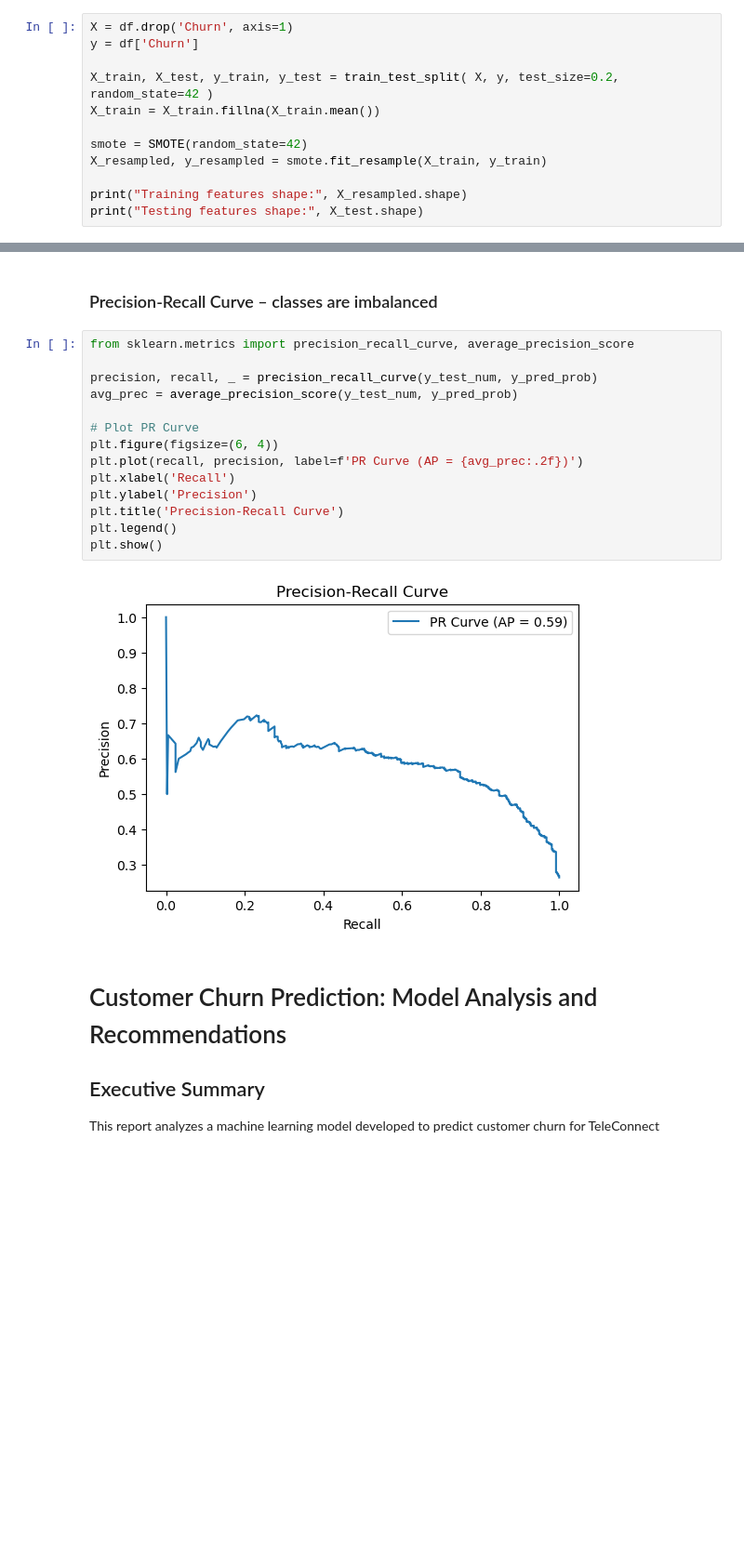
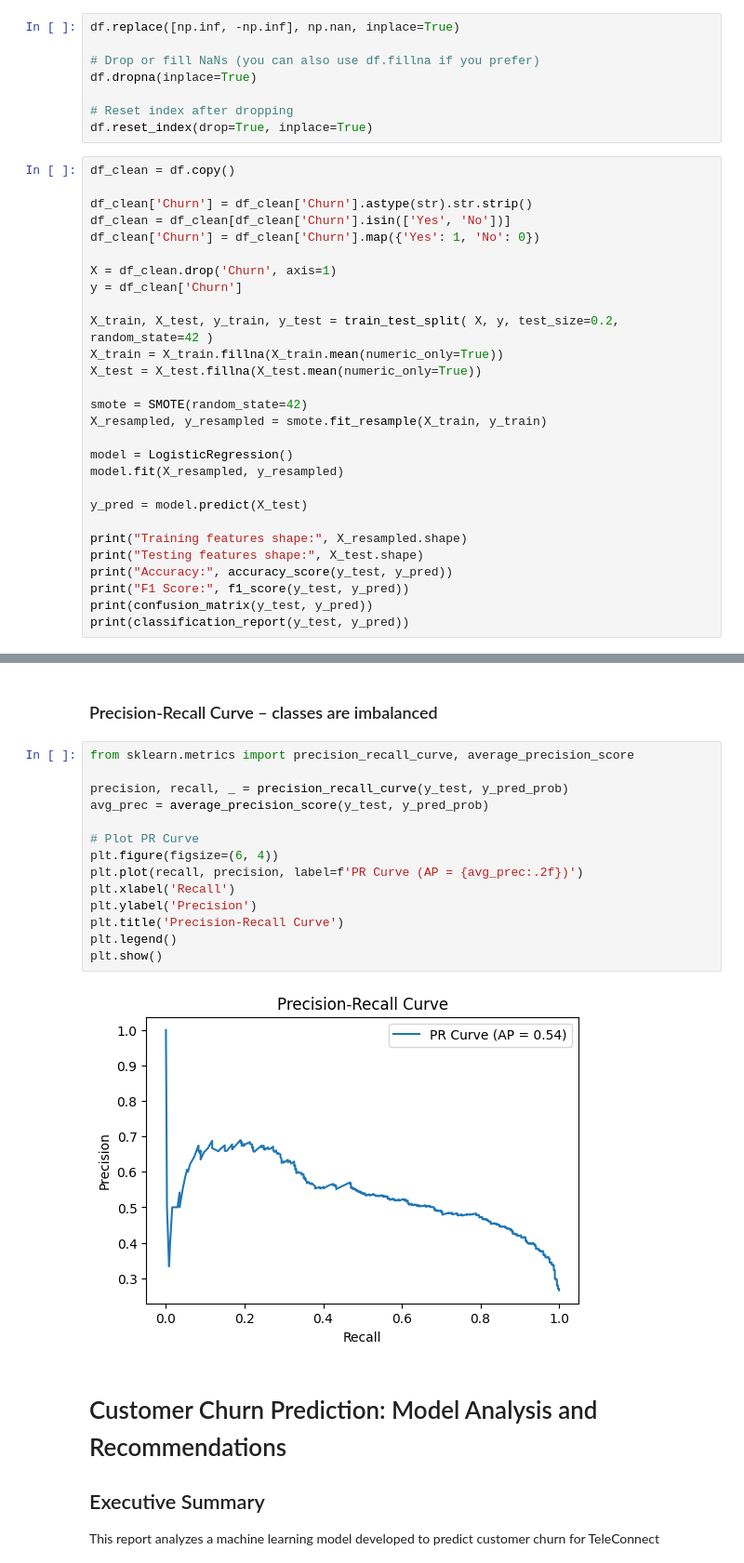
Before and after one commit to Enderphantom01/MLG-381-Assignment-2, a Jupyter notebook: notebooks/Data Exploration and Pre-processing.ipynb, the cells around one changed output, grey strips where cells are left out. Shown at 93% size. Saved outputs shown, nothing was run; the diff lists cells and outputs as text; blank space fills up the shorter version.

```diff
--- a/notebooks/Data Exploration and Pre-processing.ipynb
+++ b/notebooks/Data Exploration and Pre-processing.ipynb
@@ -613,15 +615,39 @@ from imblearn.over_sampling import SMOTE
 import warnings
 warnings.filterwarnings('ignore')
+# %%
+df.replace([np.inf, -np.inf], np.nan, inplace=True)
+
+# Drop or fill NaNs (you can also use df.fillna if you prefer)
+df.dropna(inplace=True)
+
+# Reset index after dropping
+df.reset_index(drop=True, inplace=True)
 # %%
-X = df.drop('Churn', axis=1)
-y = df['Churn']
+df_clean = df.copy()
+
+df_clean['Churn'] = df_clean['Churn'].astype(str).str.strip()
+df_clean = df_clean[df_clean['Churn'].isin(['Yes', 'No'])]
+df_clean['Churn'] = df_clean['Churn'].map({'Yes': 1, 'No': 0})
+
+X = df_clean.drop('Churn', axis=1)
+y = df_clean['Churn']
 
 X_train, X_test, y_train, y_test = train_test_split( X, y, test_size=0.2, random_state=42 )
-X_train = X_train.fillna(X_train.mean())
+X_train = X_train.fillna(X_train.mean(numeric_only=True))
+X_test = X_test.fillna(X_test.mean(numeric_only=True))
 
 smote = SMOTE(random_state=42)
 X_resampled, y_resampled = smote.fit_resample(X_train, y_train)
 
+model = LogisticRegression()
+model.fit(X_resampled, y_resampled)
+
+y_pred = model.predict(X_test)
+
 print("Training features shape:", X_resampled.shape)
 print("Testing features shape:", X_test.shape)
+print("Accuracy:", accuracy_score(y_test, y_pred))
+print("F1 Score:", f1_score(y_test, y_pred))
+print(confusion_matrix(y_test, y_pred))
+print(classification_report(y_test, y_pred))
 # %% [output]
@@ -711,19 +749,19 @@ plt.show()
 # %%
 from sklearn.metrics import precision_recall_curve, average_precision_score
 
-precision, recall, _ = precision_recall_curve(y_test_num, y_pred_prob)
-avg_prec = average_precision_score(y_test_num, y_pred_prob)
+precision, recall, _ = precision_recall_curve(y_test, y_pred_prob)
+avg_prec = average_precision_score(y_test, y_pred_prob)
 
 # Plot PR Curve
 plt.figure(figsize=(6, 4))
 plt.plot(recall, precision, label=f'PR Curve (AP = {avg_prec:.2f})')
 plt.xlabel('Recall')
 plt.ylabel('Precision')
 plt.title('Precision-Recall Curve')
 plt.legend()
 plt.show()
 # %% [output]
-[figure, old version]
+[figure, new version]
 # %% [markdown]
 # Customer Churn Prediction: Model Analysis and Recommendations
 
```
Also changed, not shown: parts of 20 cells of this notebook, 2 other files.
